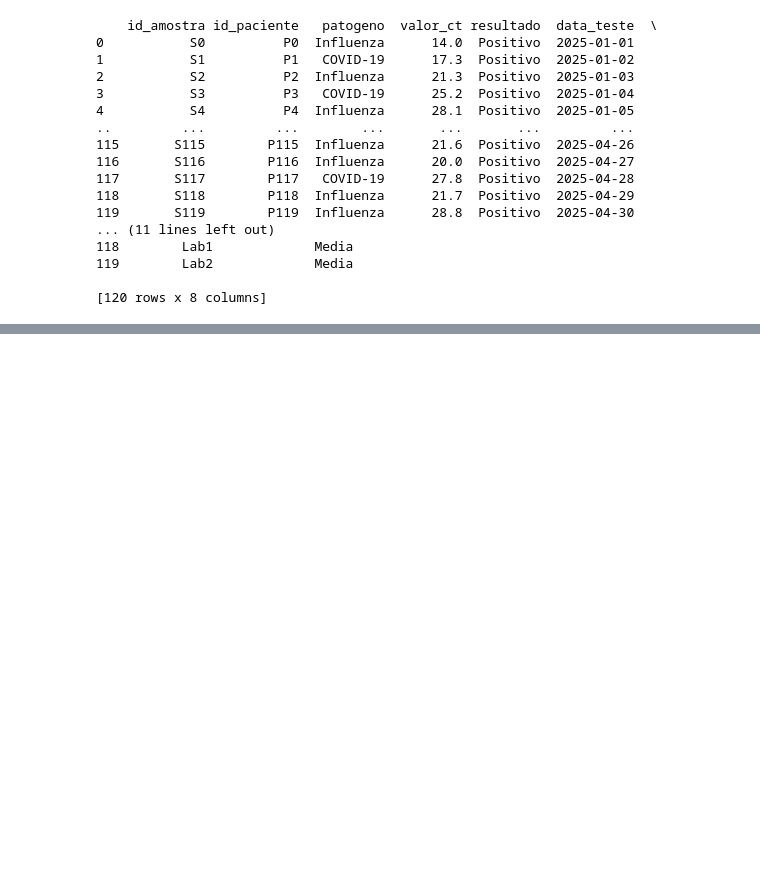
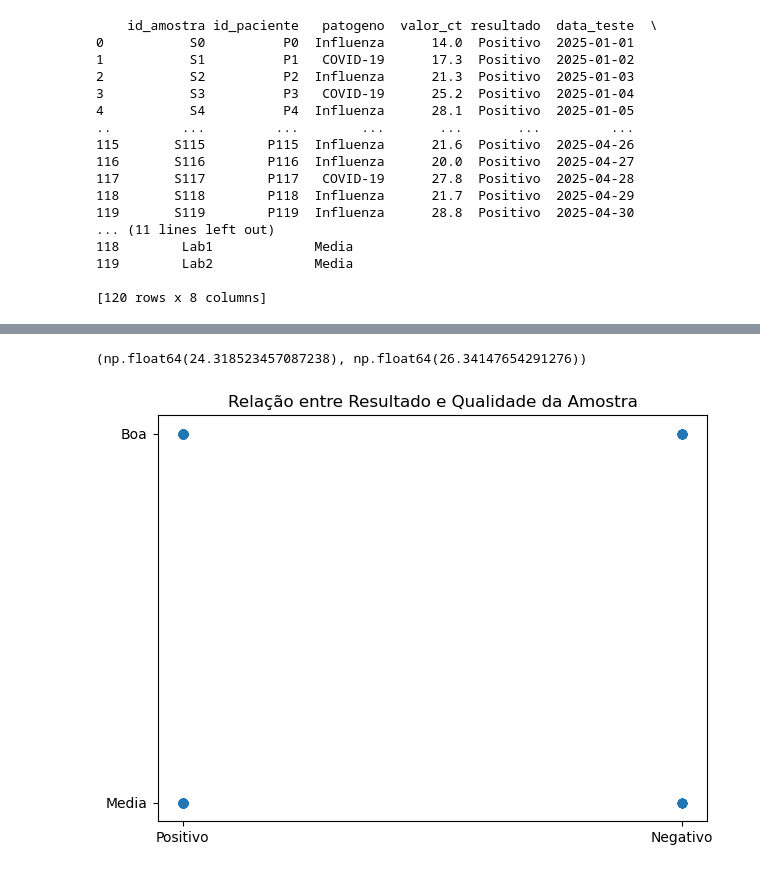
Before and after one commit to zairnhpedro/projecto_final, a Jupyter notebook: notebooks/work.ipynb, the cells around one changed output, grey strips where cells are left out. Saved outputs shown, nothing was run; the diff lists cells and outputs as text; code cells hidden in the pictures; blank space fills up the shorter version.

```diff
--- a/notebooks/work.ipynb
+++ b/notebooks/work.ipynb
@@ -72,0 +175,13 @@ print (df)
+# %%
+# 1. Load the CSV correctly using pd.read_csv
+df = pd.read_csv(r"C:\Users\PC\Documents\projecto_py\projecto_py\data\lab_limpo.csv")
+
+# 2. Create the pivot table (notice the quoted column names and 'aggfunc')
+tabela_dinamica = df.pivot_table(
+    values='id_amostra',
+    index='resultado',
+    columns='id_paciente',
+    aggfunc='sum',
+    fill_value=0
+)
+print (tabela_dinamica)
@@ -72,0 +200,17 @@ print (df)
+# %%
+x = df["valor_ct"]
+media = np.mean(x)
+dp = np.std(x, ddof=1)
+n = len(x)
+ic_inf = media - 1.96 * (dp / np.sqrt(n))
+ic_sup = media + 1.96 * (dp / np.sqrt(n))
+ic_inf, ic_sup
+# %% [output]
+(np.float64(24.318523457087238), np.float64(26.34147654291276))
+# %%
+plt.plot(df["resultado"], df["qualidade_amostra"], "o")
+plt.title("Relação entre Resultado e Qualidade da Amostra")
+plt.tight_layout()
+plt.show()
+# %% [output]
+[figure, added]
```
Also changed, not shown: parts of 17 cells of this notebook, 1 other file.
